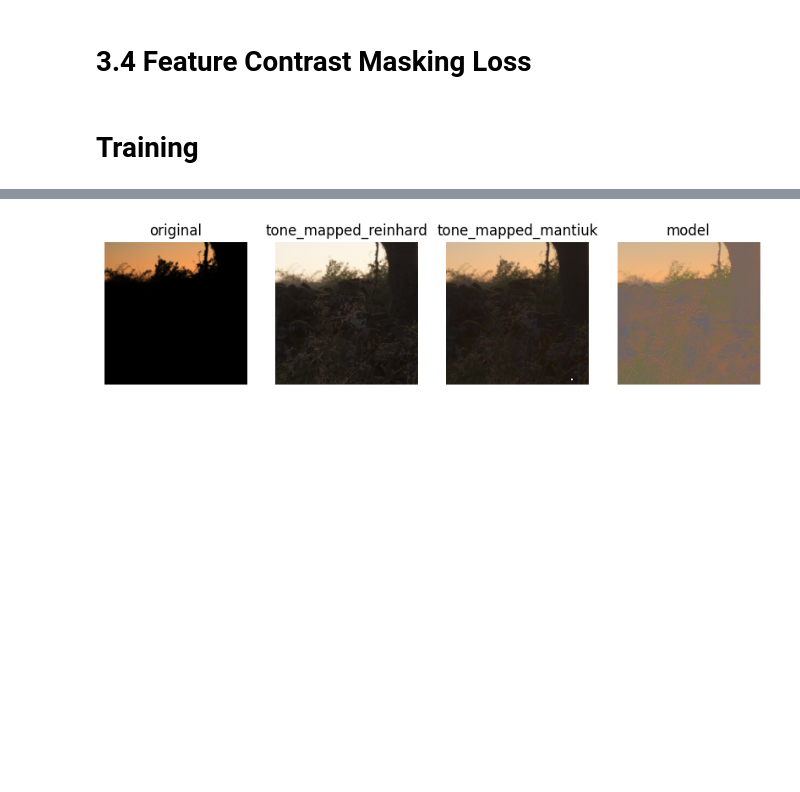
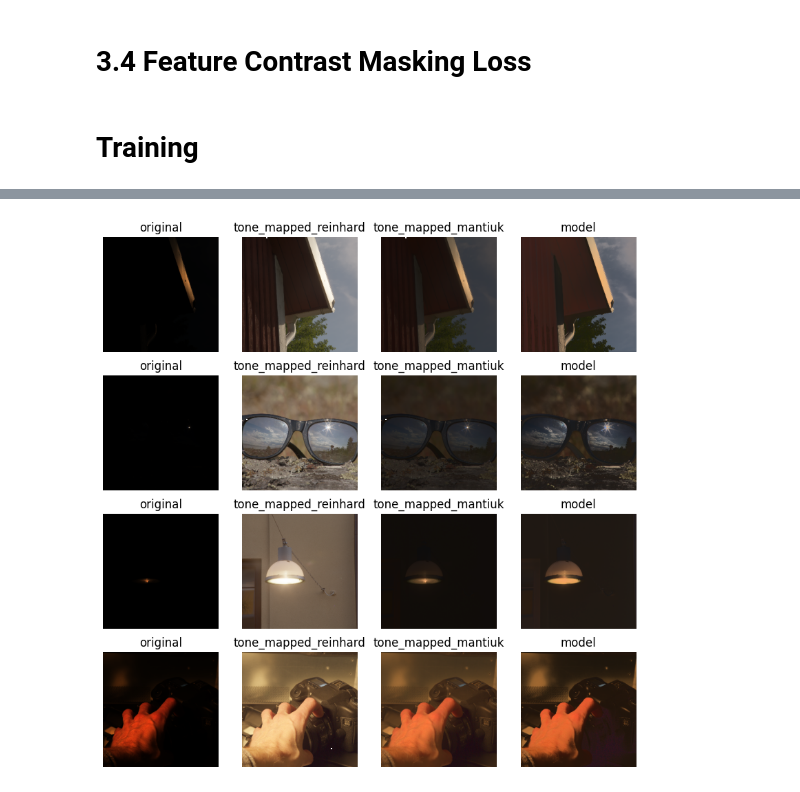
Before and after one commit to twezowic/SIGK, a Jupyter notebook: lab2/note.ipynb, the cells around one changed output, grey strips where cells are left out. Saved outputs shown, nothing was run; the diff lists cells and outputs as text; code cells hidden in the pictures; blank space fills up the shorter version.

Commit message:
Decent results.

```diff
--- a/lab2/note.ipynb
+++ b/lab2/note.ipynb
@@ -264,7 +264,7 @@ val_size = len(dataset) - train_size
 
 train_dataset, val_dataset = random_split(dataset, [train_size, val_size])
 
-train_loader = DataLoader(train_dataset, batch_size=4, shuffle=True)
+train_loader = DataLoader(train_dataset, batch_size=1, shuffle=True)
 # %%
 num_epochs = 400
 losses = {"train":[],"val":[]}
@@ -281,13 +281,14 @@ for epoch in range(num_epochs):
         I_tm = model(img_low, img_mid, img_high)
         I_mi = mi_img(img)
 
-        a = loss(I_mi, I_tm)
-        a.sum().backward()
+        a = loss(I_mi, I_tm).mean()
+
+        a.backward()
         optimizer.step()
 
     model.eval()
-    print(f"epoch #{epoch+1}, loss: {a.mean()}")
-    losses["train"].append(a.mean().item())
+    print(f"epoch #{epoch+1}, loss: {a}")
+    losses["train"].append(a.item())
     with torch.no_grad():
         total_loss = 0.0
         for img in val_dataset:
@@ -327,36 +353,48 @@ def color_correction(img_in, img_out, s=0.6):
-# %%
-image=val_dataset[3]
-image_org=clip(image.numpy().transpose(1, 2, 0))
-image = image.unsqueeze(0).to(device)
-
-img_low, img_mid, img_high = exposures(image)
-
-result = model(img_low, img_mid, img_high).squeeze(0)
-result = result.detach().numpy().transpose(1, 2, 0)
 # %%
-tone_mapped_reinhard = tone_map_reinhard(image_org)
-tone_mapped_mantiuk = tone_map_mantiuk(image_org)
-result_corrected = clip(color_correction(image_org, result))
+model.eval()
 
-fig, axes = plt.subplots(1, 4, figsize=(10, 10))
+fig, axes = plt.subplots(4, 4, figsize=(10, 10))
+results = []
 
-axes[0].imshow(fix_colors(image_org))
-axes[0].axis('off')
-axes[0].set_title("original")
+for i in range(4):
+    image = val_dataset[i]
+    image_org = clip(image.numpy().transpose(1, 2, 0))
+    image = image.unsqueeze(0).to(device)
 
-axes[1].imshow(fix_colors(tone_mapped_reinhard))
-axes[1].axis('off')
-axes[1].set_title("tone_mapped_reinhard")
+    img_low, img_mid, img_high = exposures(image)
+    result = model(img_low, img_mid, img_high).squeeze(0)
+    result = result.cpu().detach().numpy().transpose(1, 2, 0)
 
-axes[2].imshow(fix_colors(tone_mapped_mantiuk))
-axes[2].axis('off')
-axes[2].set_title("tone_mapped_mantiuk")
+    tone_mapped_reinhard = tone_map_reinhard(image_org)
+    tone_mapped_mantiuk = tone_map_mantiuk(image_org)
+    result_corrected = clip(color_correction(image_org, result))
 
-axes[3].imshow(fix_colors(result_corrected))
-axes[3].axis('off')
-axes[3].set_title("model")
+    axes[i, 0].imshow(fix_colors(image_org))
+    axes[i, 0].axis('off')
+    axes[i, 0].set_title("original")
 
-print('tone_mapped_reinhard', evaluate_image(image=tone_mapped_reinhard))
-print('tone_mapped_mantiuk', evaluate_image(image=tone_mapped_mantiuk))
-print('model', evaluate_image(image=result_corrected))
+    axes[i, 1].imshow(fix_colors(tone_mapped_reinhard))
+    axes[i, 1].axis('off')
+    axes[i, 1].set_title("tone_mapped_reinhard")
+
+    axes[i, 2].imshow(fix_colors(tone_mapped_mantiuk))
+    axes[i, 2].axis('off')
+    axes[i, 2].set_title("tone_mapped_mantiuk")
+
+    axes[i, 3].imshow(fix_colors(result_corrected))
+    axes[i, 3].axis('off')
+    axes[i, 3].set_title("model")
+
+    eval_reinhard = evaluate_image(image=tone_mapped_reinhard)
+    eval_mantiuk = evaluate_image(image=tone_mapped_mantiuk)
+    eval_model = evaluate_image(image=result_corrected)
+
+    results.append({
+        'Image': f'Image {i}',
+        'Tone Mapped Reinhard': eval_reinhard,
+        'Tone Mapped Mantiuk': eval_mantiuk,
+        'Model': eval_model
+    })
+
+print(pd.DataFrame(results))
 # %% [output]
@@ -366 +406 @@ model 42.23405375565628
-[figure, old version]
+[figure, new version]
```
Also changed, not shown: parts of 6 cells of this notebook, 1 other file.
